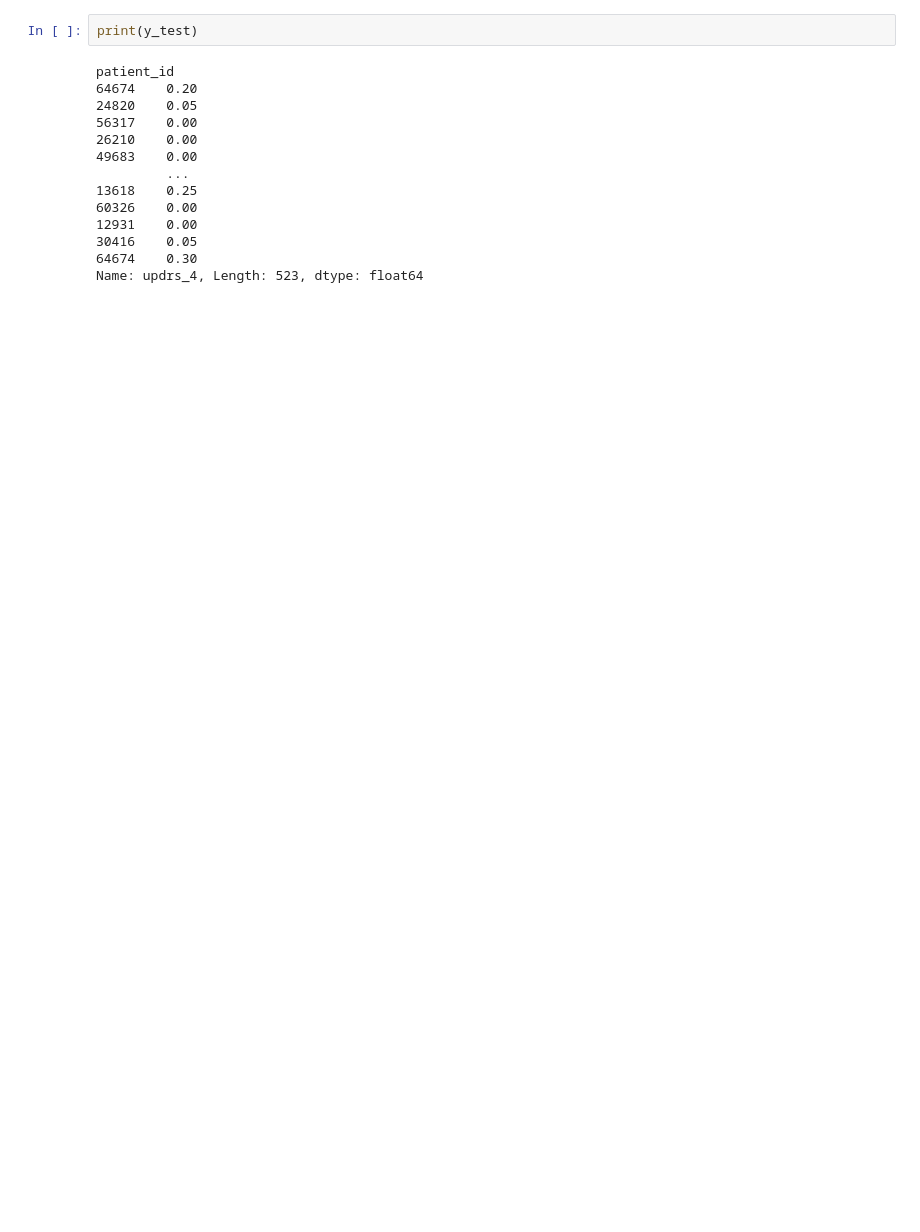
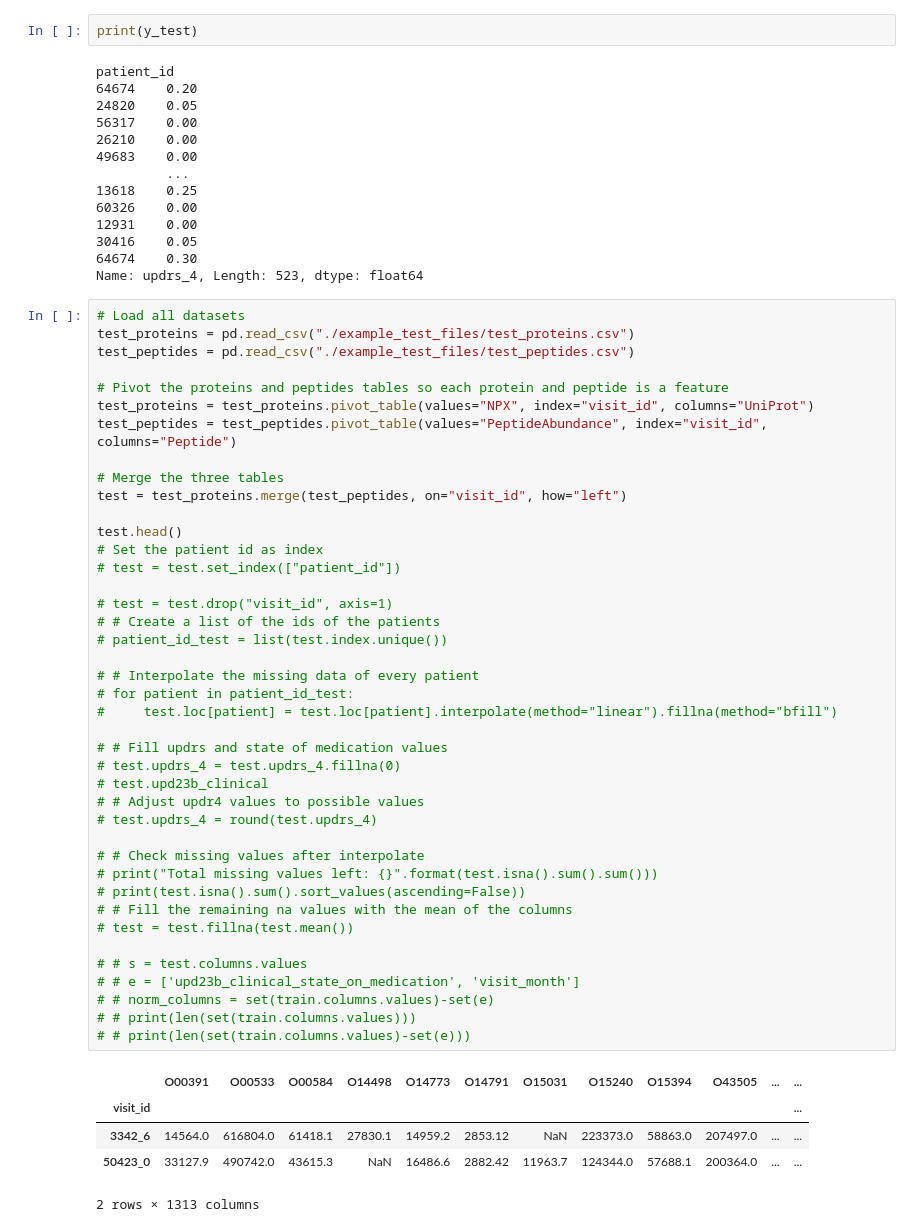
Before and after one commit to carloscastmar/Parkinson-s-Disease-Progression-Prediction, a Jupyter notebook: eda.ipynb, the cells around one changed output. Cells and saved outputs as stored; diff of their text form; blank space fills up the shorter version.

```diff
--- a/eda.ipynb
+++ b/eda.ipynb
@@ -574,3 +579,50 @@ patient_id
 30416    0.05
 64674    0.30
 Name: updrs_4, Length: 523, dtype: float64
+# %%
+# Load all datasets
+test_proteins = pd.read_csv("./example_test_files/test_proteins.csv")
+test_peptides = pd.read_csv("./example_test_files/test_peptides.csv")
+
+# Pivot the proteins and peptides tables so each protein and peptide is a feature
+test_proteins = test_proteins.pivot_table(values="NPX", index="visit_id", columns="UniProt")
+test_peptides = test_peptides.pivot_table(values="PeptideAbundance", index="visit_id", columns="Peptide")
+
+# Merge the three tables
+test = test_proteins.merge(test_peptides, on="visit_id", how="left")
+
+test.head()
+# Set the patient id as index
+# test = test.set_index(["patient_id"])
+
+# test = test.drop("visit_id", axis=1)
+# # Create a list of the ids of the patients
+# patient_id_test = list(test.index.unique())
+
+# # Interpolate the missing data of every patient
+# for patient in patient_id_test:
+#     test.loc[patient] = test.loc[patient].interpolate(method="linear").fillna(method="bfill")
+
+# # Fill updrs and state of medication values
+# test.updrs_4 = test.updrs_4.fillna(0)
+# test.upd23b_clinical
+# # Adjust updr4 values to possible values
+# test.updrs_4 = round(test.updrs_4)
+
+# # Check missing values after interpolate
+# print("Total missing values left: {}".format(test.isna().sum().sum()))
+# print(test.isna().sum().sort_values(ascending=False))
+# # Fill the remaining na values with the mean of the columns
+# test = test.fillna(test.mean())
+
+# # s = test.columns.values
+# # e = ['upd23b_clinical_state_on_medication', 'visit_month']
+# # norm_columns = set(train.columns.values)-set(e)
+# # print(len(set(train.columns.values)))
+# # print(len(set(train.columns.values)-set(e)))
+# %% [output]
+|  | O00391 | O00533 | O00584 | O14498 | O14773 | O14791 | O15031 | O15240 | O15394 | O43505 | ... | ... |
+| visit_id |  |  |  |  |  |  |  |  |  |  |  | ... |
+| 3342_6 | 14564.0 | 616804.0 | 61418.1 | 27830.1 | 14959.2 | 2853.12 | NaN | 223373.0 | 58863.0 | 207497.0 | ... | ... |
+| 50423_0 | 33127.9 | 490742.0 | 43615.3 | NaN | 16486.6 | 2882.42 | 11963.7 | 124344.0 | 57688.1 | 200364.0 | ... | ... |
+2 rows × 1313 columns
```
Also changed, not shown: parts of 6 cells of this notebook.
